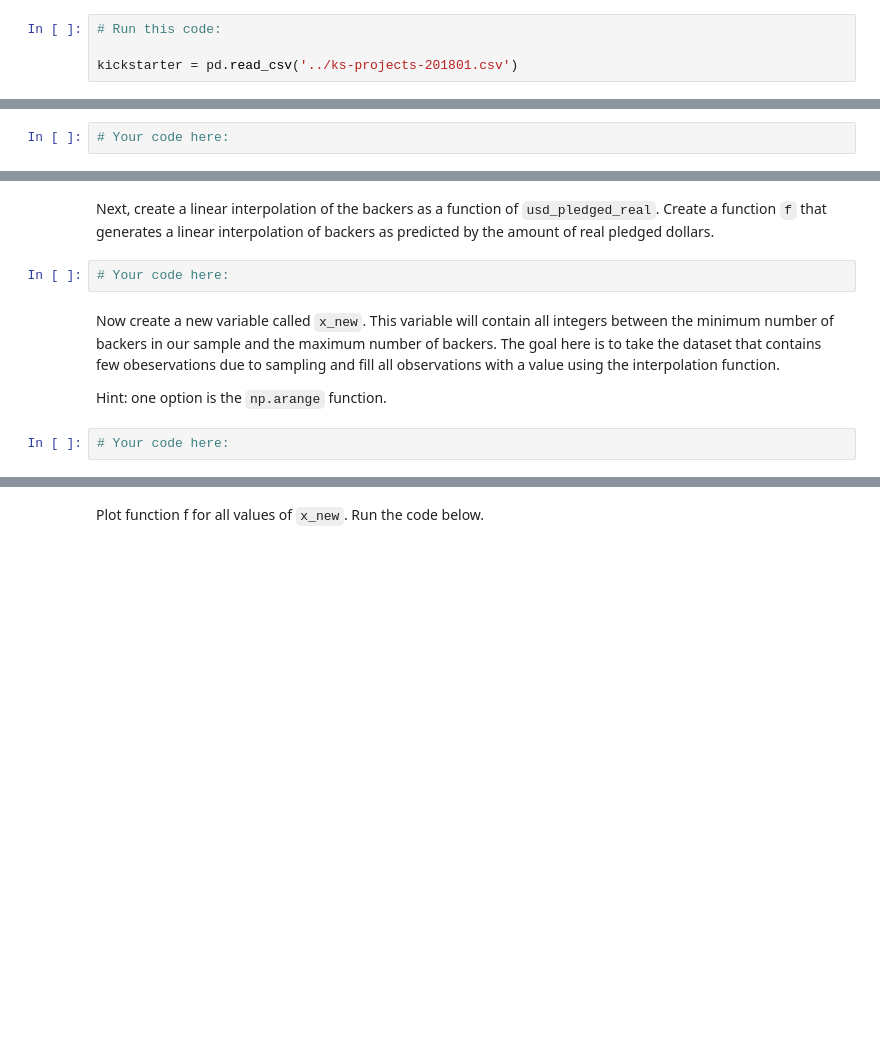
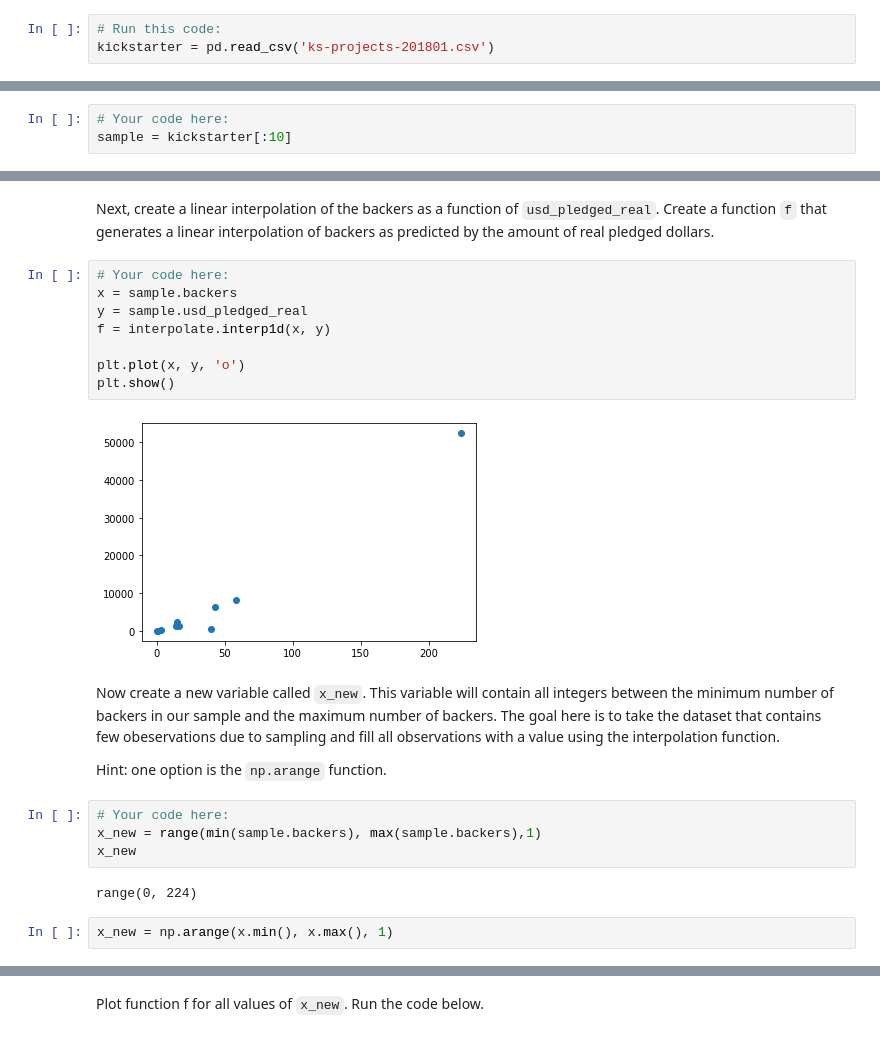
Before and after one commit to ta-datapt-bcn/lab-intro-to-scipy, a Jupyter notebook: your-code/main.ipynb, the cells around one changed output, grey strips where cells are left out. Drawn from its saved outputs; the diff is of its cells as text; blank space fills up the shorter version.

```diff
--- a/your-code/main.ipynb
+++ b/your-code/main.ipynb
@@ -11,8 +16,7 @@
 This submodule contains statistical functions for conducting hypothesis tests, producing various distributions and other useful tools. Let's examine this submodule using the KickStarter dataset. We will load the dataset below.
 # %%
 # Run this code:
-
-kickstarter = pd.read_csv('../ks-projects-201801.csv')
+kickstarter = pd.read_csv('ks-projects-201801.csv')
 # %% [markdown]
 Now print the `head` function to examine the dataset.
 # %%
@@ -63,3 +85,4 @@ This submodule allows us to interpolate between two points and create a continuo
 In the cell below, import the `interp1d` function and first take a sample of 10 rows from `kickstarter`.
 # %%
 # Your code here:
+sample = kickstarter[:10]
@@ -66,10 +103,24 @@ In the cell below, import the `interp1d` function and first take a sample of 10
 # %% [markdown]
 Next, create a linear interpolation of the backers as a function of `usd_pledged_real`. Create a function `f` that generates a linear interpolation of backers as predicted by the amount of real pledged dollars.
-# %%
-# Your code here:
+# %%
+# Your code here:
+x = sample.backers
+y = sample.usd_pledged_real
+f = interpolate.interp1d(x, y)
+
+plt.plot(x, y, 'o')
+plt.show()
+# %% [output]
+[figure, added]
 # %% [markdown]
 Now create a new variable called `x_new`. This variable will contain all integers between the minimum number of backers in our sample and the maximum number of backers. The goal here is to take the dataset that contains few obeservations due to sampling and fill all observations with a value using the interpolation function.
 
 Hint: one option is the `np.arange` function.
-# %%
-# Your code here:
+# %%
+# Your code here:
+x_new = range(min(sample.backers), max(sample.backers),1)
+x_new
+# %% [output]
+range(0, 224)
+# %%
+x_new = np.arange(x.min(), x.max(), 1)
```
Also changed, not shown: parts of 13 cells of this notebook.
